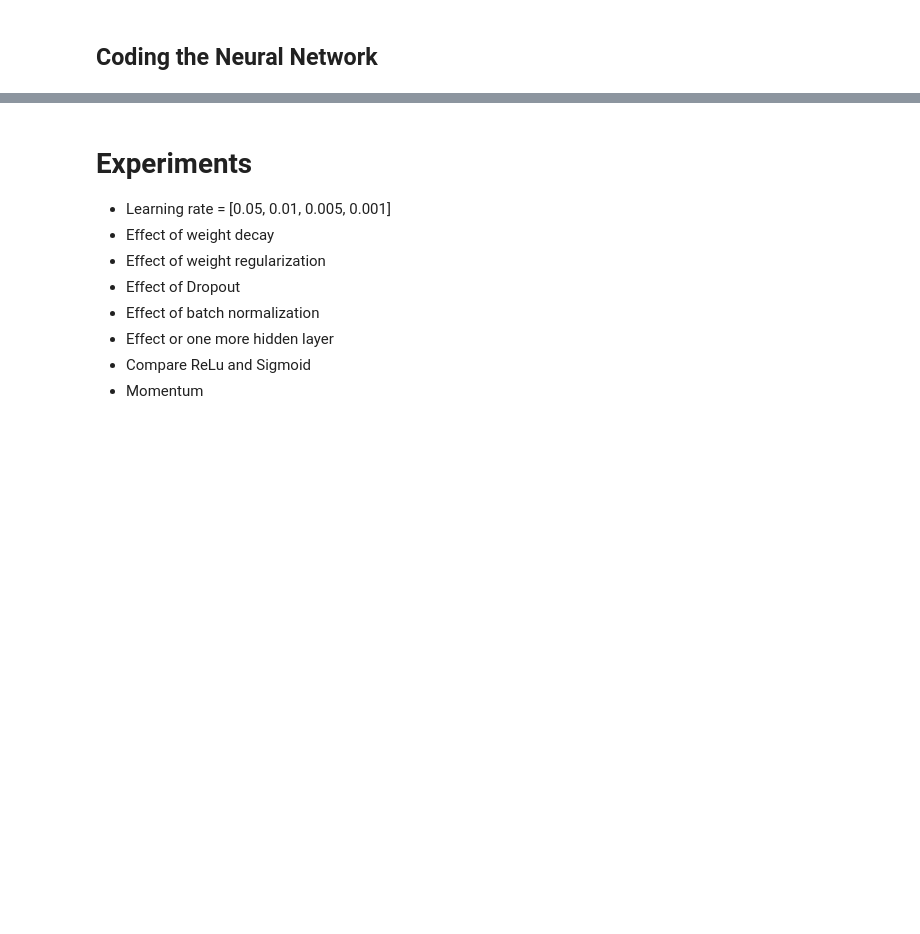
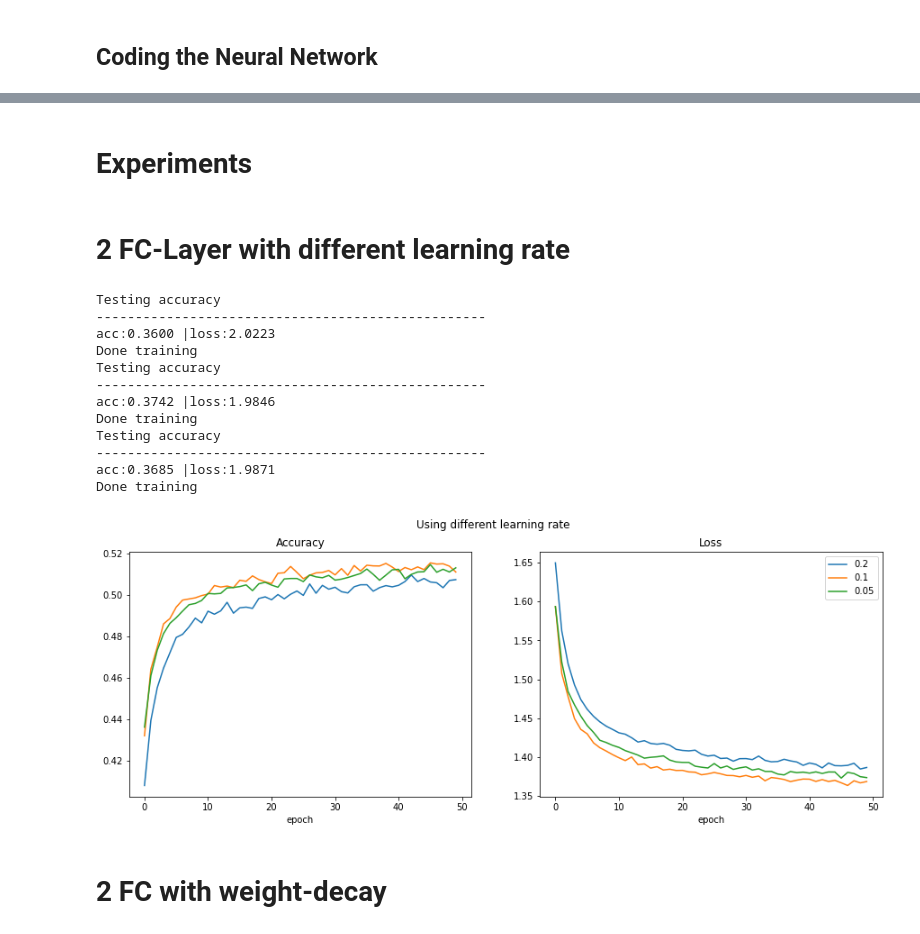
Before and after one commit to jhnliu/comp5349, a Jupyter notebook: COMP5349_Assignment_1_code.ipynb, the cells around one changed output, grey strips where cells are left out. Saved outputs shown, nothing was run; the diff lists cells and outputs as text; code cells hidden in the pictures; blank space fills up the shorter version.

```diff
--- a/COMP5349_Assignment_1_code.ipynb
+++ b/COMP5349_Assignment_1_code.ipynb
@@ -645,14 +627,5 @@ acc:0.3557 |loss:1.9275
-# %% [markdown]
-# Experiments
-
-- Learning rate = [0.05, 0.01, 0.005, 0.001]
-- Effect of weight decay
-- Effect of weight regularization
-- Effect of Dropout
-- Effect of batch normalization
-- Effect or one more hidden layer
-- Compare ReLu and Sigmoid
-- Momentum
+# %% [markdown]
+# Experiments
 # %%
 # Apply Mini-batch
 def create_batches(inputs, targets, batchsize=64):
@@ -667,0 +678,2 @@ def create_batches(inputs, targets, batchsize=64):
+# %% [markdown]
+# 2 FC-Layer with different learning rate
@@ -667,0 +789,53 @@ def create_batches(inputs, targets, batchsize=64):
+# %%
+#Set some of the paramaters for the training process
+epochs = 50
+batch_size = 128
+learning_rate = [0.2, 0.1, 0.05]
+dropout_rate = 0.2
+
+all_acc = []
+all_loss = []
+test_acc = []
+test_loss = []
+for i in learning_rate:
+    experiment(50, batch_size, i, dropout_rate, all_acc, all_loss, test_acc, test_loss, y_train, y_test)
+
+
+fig, axs = plt.subplots(1,2, figsize=(15,5))
+
+for label, i in enumerate(all_acc):
+    axs[0].plot(i, label=learning_rate[label])
+
+axs[0].set_title("Accuracy")
+axs[0].set_xlabel("epoch")
+
+for label, i in enumerate(all_loss):
+    axs[1].plot(i, label=learning_rate[label])
+axs[1].set_title("Loss")
+axs[1].set_xlabel("epoch")
+
+
+fig.suptitle('Using different learning rate')
+plt.legend()
+plt.show()
+
+
+test_name = ['2f_lr_02', '2f_lr_001', '2f_lr_005']
+
+acc_train_df, loss_train_df, acc_test_series, loss_test_series = save_info_df(test_name, new=True)
+# %% [output]
+Testing accuracy
+--------------------------------------------------
+acc:0.3600 |loss:2.0223
+Done training
+Testing accuracy
+--------------------------------------------------
+acc:0.3742 |loss:1.9846
+Done training
+Testing accuracy
+--------------------------------------------------
+acc:0.3685 |loss:1.9871
+Done training
+[figure, added]
+# %% [markdown]
+# 2 FC with weight-decay
```
Also changed, not shown: parts of 13 cells of this notebook.
